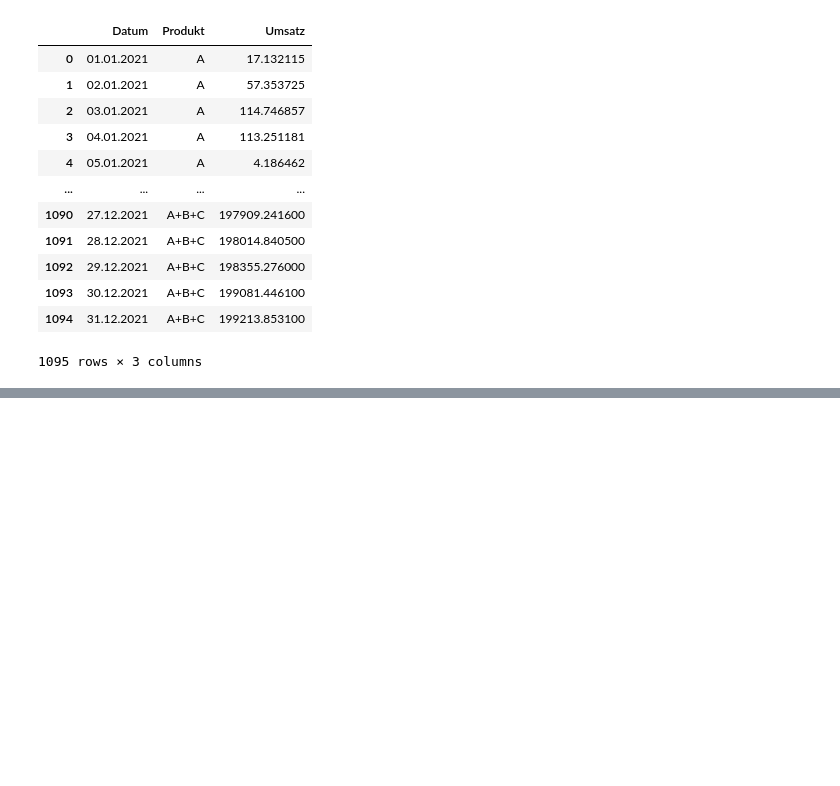
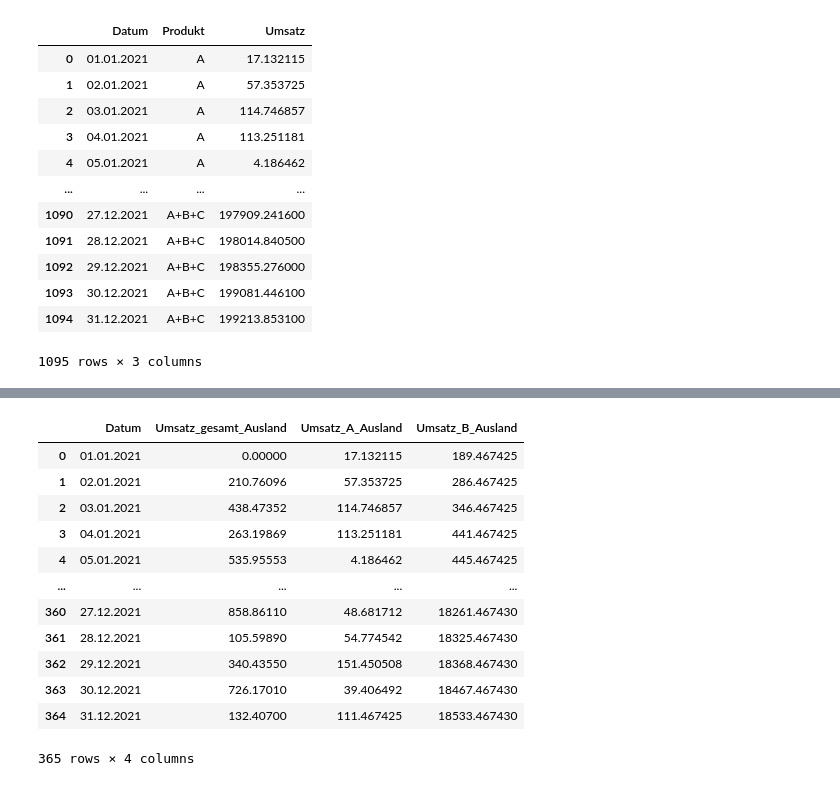
Before and after one commit to Wolfhardt/Praxisprojekt_Modul_2.2_Breakout2, a Jupyter notebook: Daten/Merge_cls.ipynb, the cells around one changed output, grey strips where cells are left out. Drawn from its saved outputs; the diff is of its cells as text; code cells hidden in the pictures; blank space fills up the shorter version.

```diff
--- a/Daten/Merge_cls.ipynb
+++ b/Daten/Merge_cls.ipynb
@@ -54,3 +125,26 @@ df_gesamt["Umsatz_C_Ausland"] = df_gesamt["Umsatz_gesamt_Ausland"].subtract(df_g
+# %%
+#df_gesamt["Umsatz_B"] = df_gesamt['Umsatz_B_Ausland'].diff().fillna(0)
+#df_gesamt["Umsatz_B"][0] = df_gesamt["Umsatz_B_Ausland"][0]
+#df_gesamt = df_gesamt.drop("Umsatz_B_Ausland", axis=1)
+#df_gesamt = df_gesamt.rename(columns={"Umsatz_B":"Umsatz_B_Ausland"})
+df_gesamt["Umsatz_gesamt_Ausland"] = df_gesamt["Umsatz_gesamt_Ausland"].diff().fillna(0)
+#df_gesamt["Umsatz_gesamt_Ausland"][0]= df_gesamt["Umsatz_gesamt_Ausland"].median
+df_backup = df_gesamt.copy()
+df_backup
+# %% [output]
+|  | Datum | Umsatz_gesamt_Ausland | Umsatz_A_Ausland | Umsatz_B_Ausland |
+| 0 | 01.01.2021 | 0.00000 | 17.132115 | 189.467425 |
+| 1 | 02.01.2021 | 210.76096 | 57.353725 | 286.467425 |
+| 2 | 03.01.2021 | 438.47352 | 114.746857 | 346.467425 |
+| 3 | 04.01.2021 | 263.19869 | 113.251181 | 441.467425 |
+| 4 | 05.01.2021 | 535.95553 | 4.186462 | 445.467425 |
+| ... | ... | ... | ... | ... |
+| 360 | 27.12.2021 | 858.86110 | 48.681712 | 18261.467430 |
+| 361 | 28.12.2021 | 105.59890 | 54.774542 | 18325.467430 |
+| 362 | 29.12.2021 | 340.43550 | 151.450508 | 18368.467430 |
+| 363 | 30.12.2021 | 726.17010 | 39.406492 | 18467.467430 |
+| 364 | 31.12.2021 | 132.40700 | 111.467425 | 18533.467430 |
+365 rows × 4 columns
 # %%
 df_gesamt
 # %% [output]
```
Also changed, not shown: parts of 17 cells of this notebook.
